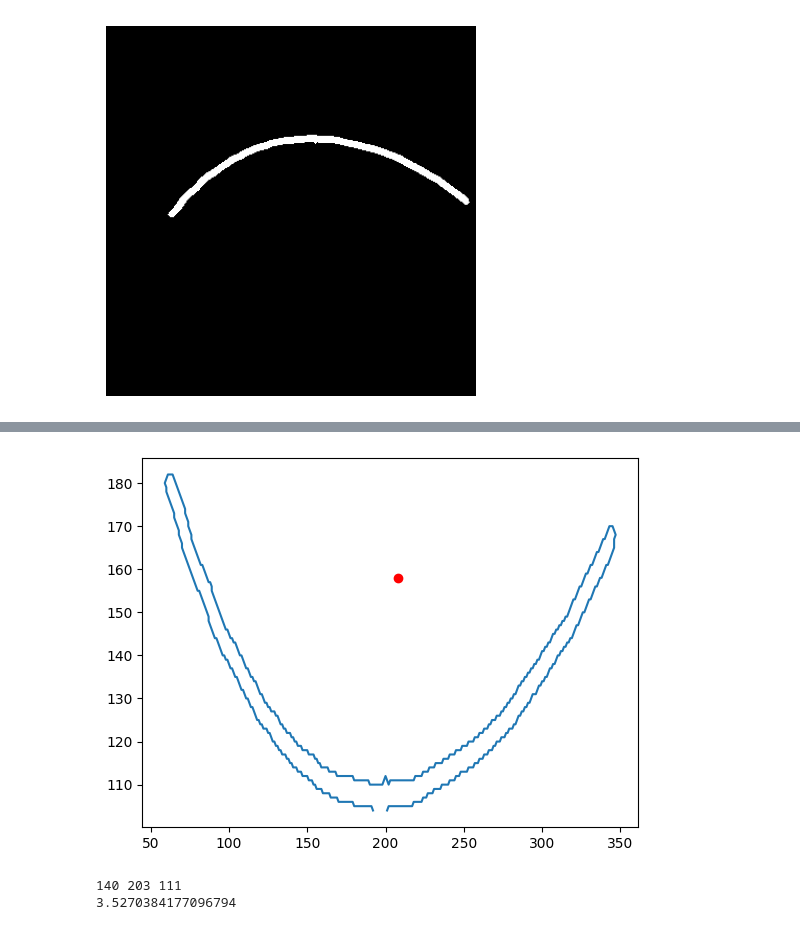
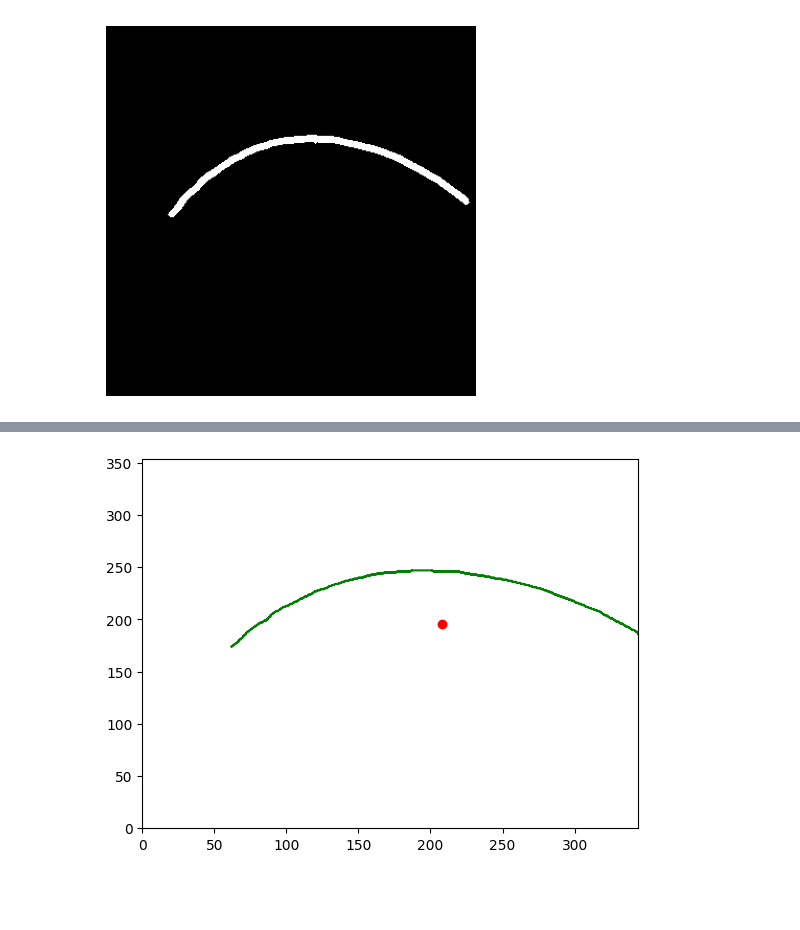
Before and after one commit to Oz174/Ptotic_Eye_Project, a Jupyter notebook: contour_detection_trials.ipynb, the cells around one changed output, grey strips where cells are left out. Saved outputs shown, nothing was run; the diff lists cells and outputs as text; code cells hidden in the pictures; blank space fills up the shorter version.

```diff
--- a/contour_detection_trials.ipynb
+++ b/contour_detection_trials.ipynb
@@ -29,8 +27,11 @@ cx,cy
 - 1 px = 0.264583 mm
 # %%
 edges = cv2.Canny(extracted_eyes,450,600)
-
+max_y = edges.shape[0]
 plt.imshow(edges,cmap='gray')
 plt.axis('off')
+# mark cx,cy on the image
+plt.plot(cx,cy,'ro')
+plt.plot(cx,cy+10,'bx')
 plt.show()
 # %% [output]
@@ -59,10 +60,20 @@ plt.show()
 # %% [output]
 [figure]
 # %%
-# #skeletonize the mask
-# from skimage.morphology import skeletonize
 
-# skeleton = skeletonize(mask)
-# plt.imshow(skeleton,cmap='gray')
-# plt.axis('off')
-# plt.show()
+#skeletonize the mask
+from skimage.morphology import skeletonize
+
+skeleton = skeletonize(mask)
+plt.imshow(skeleton,cmap='gray')
+plt.axis('off')
+plt.show()
+skeleton=skeleton.astype(np.uint8)
+contours, _ = cv2.findContours(skeleton, cv2.RETR_EXTERNAL, cv2.CHAIN_APPROX_SIMPLE)
+largest_contour = max(contours, key=cv2.contourArea)
+mask = np.zeros_like(extracted_eyes)
+cv2.drawContours(mask, [largest_contour], -1, (255, 255, 255), -1)
+
+plt.imshow(mask,cmap='gray')
+plt.axis('off')
+plt.show()
@@ -70,19 +84,23 @@ plt.show()
 # apply cubic spline on the largest contour
 x = largest_contour[:,0,0]
 y = largest_contour[:,0,1]
+points = np.array([x,y]).T
+# modify the y to be max_y - y
+points[:,1] = max_y - points[:,1]
 # %%
 # plot x,y
 # invert the y axis
-plt.plot(x, y)
-plt.scatter(cx,cy,color='red')
+# plt.plot(x, y)
+plt.scatter(cx,max_y-cy,color='red')
+plt.plot(points[:,0],points[:,1],color='green')
+# show the image from 0 to max_y
+plt.ylim(0,max_y)
+plt.xlim(0,points[:,0].max())
 plt.show()
 # %% [output]
-[figure, old version]
+[figure, new version]
 # %%
-for i in np.where(abs(x-cx)<=5)[0]:
+for i in np.where(abs(points[:,0]-cx)<=5)[0]:
     print(i,x[i],y[i])
-    dist = round(np.sqrt((y[i] - cy)**2),2)
-    print(np.sqrt(dist) , dist)
+    dist = round((points[:,1][i] - cy),2)
+    print(np.sqrt(dist) , dist*0.264)
-# %% [output]
-140 203 111
-3.5270384177096794
```
Also changed, not shown: parts of 7 cells of this notebook, 1 other file.
